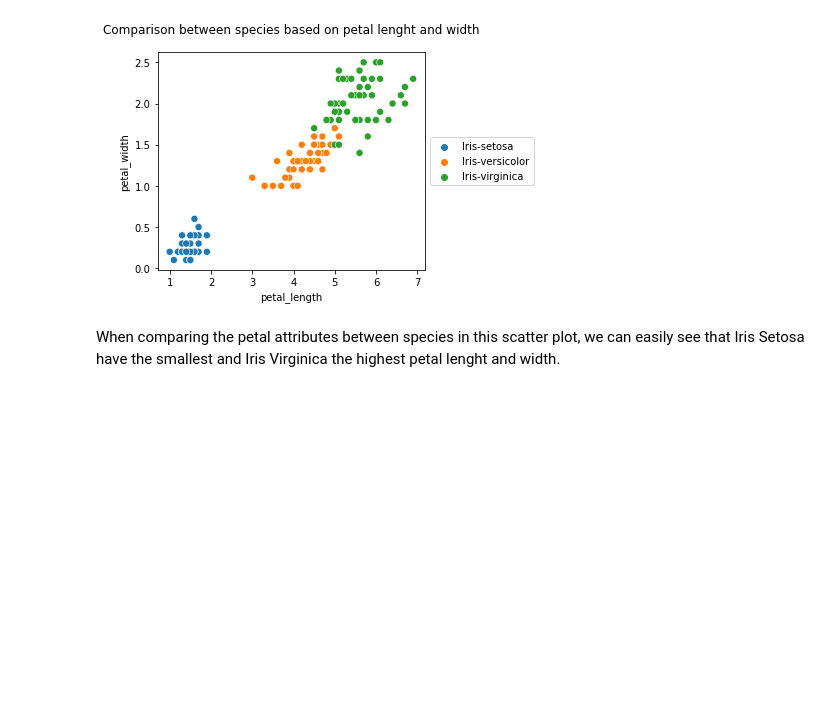
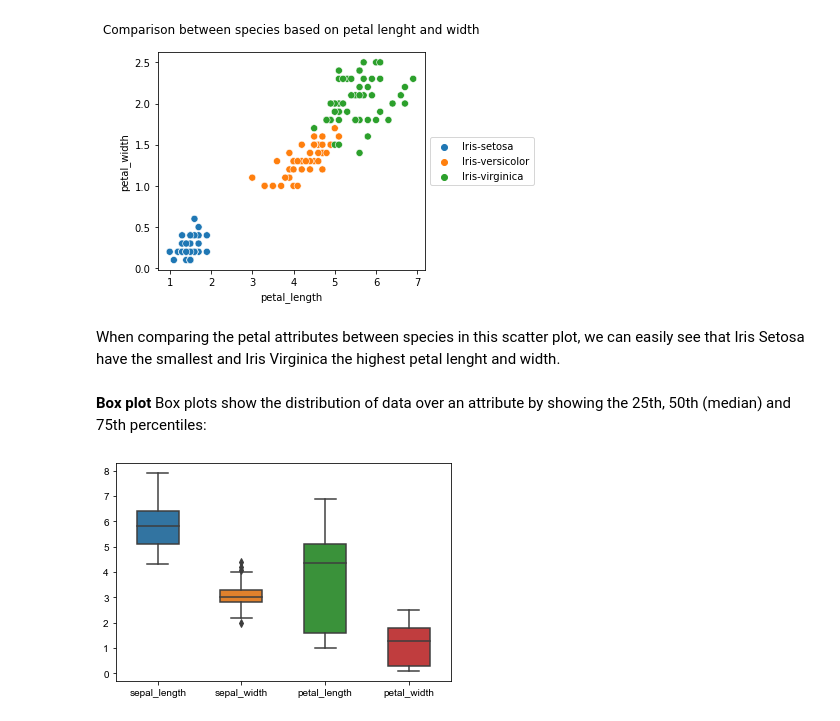
Before and after one commit to LaisColetta/pands_project, a Jupyter notebook: analysis.ipynb, the cells around one changed output. Drawn from its saved outputs; the diff is of its cells as text; code cells hidden in the pictures; blank space fills up the shorter version.

```diff
--- a/analysis.ipynb
+++ b/analysis.ipynb
@@ -149,3 +156,18 @@ ax.legend(loc='center left', bbox_to_anchor=(1, 0.5))
 [figure]
 # %% [markdown]
 When comparing the petal attributes between species in this scatter plot, we can easily see that Iris Setosa have the smallest and Iris Virginica the highest petal lenght and width.
+# %% [markdown]
+<b> Box plot </b>
+Box plots show the distribution of data over an attribute by showing the 25th, 50th (median) and 75th percentiles:
+# %%
+# creating variable representing the data array
+box_data = df
+# creating variable representing the labels array
+box_target = df.species
+
+sns.boxplot(data = box_data,width=0.5,fliersize=5)
+sns.set(rc={'figure.figsize':(2,15)})
+
+#(source: https://www.w3resource.com/machine-learning/scikit-learn/iris/python-machine-learning-scikit-learn-iris-visualization-exercise-18.php)
+# %% [output]
+[figure, added]
```
Also changed, not shown: parts of 3 cells of this notebook.
